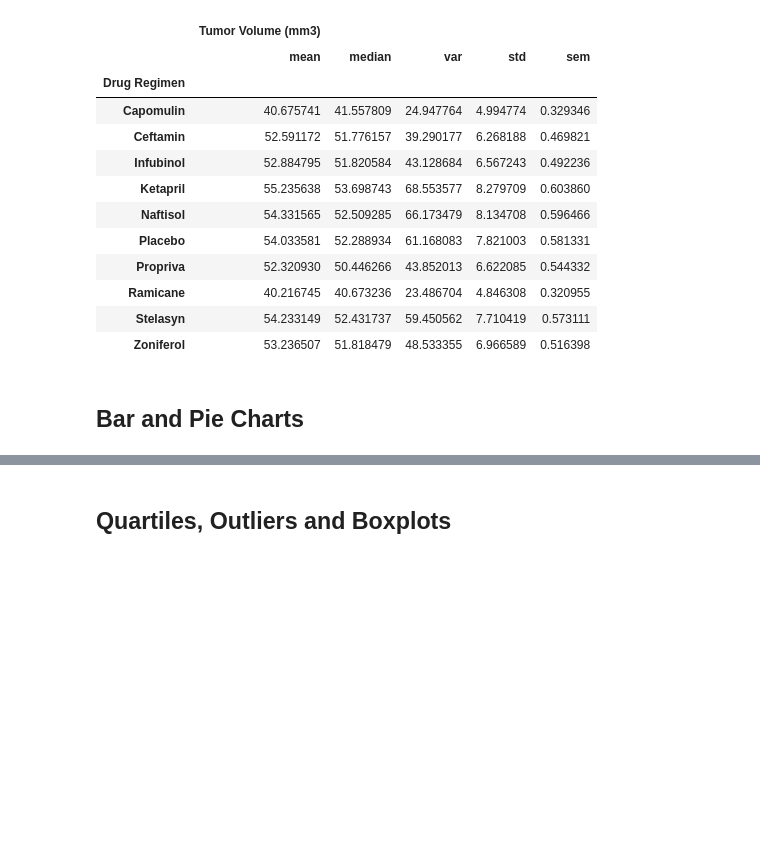
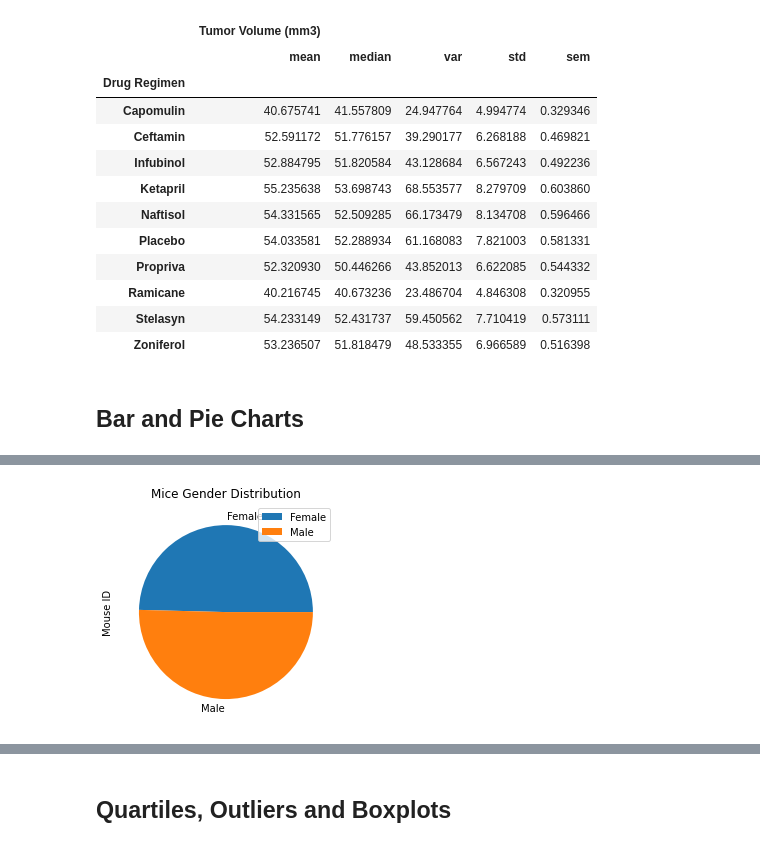
Before and after one commit to iCode13/matplotlib-challenge, a Jupyter notebook: pymaceuticals.ipynb, the cells around one changed output, grey strips where cells are left out. Saved outputs shown, nothing was run; the diff lists cells and outputs as text; code cells hidden in the pictures; blank space fills up the shorter version.

```diff
--- a/pymaceuticals.ipynb
+++ b/pymaceuticals.ipynb
@@ -199,2 +227,11 @@ plt.show()
+# %%
+# Creating a pie plot using pandas to show gender distribution
+
+plt.title("Mice Gender Distribution")
+gender_dist.plot.pie()
+plt.legend()
+plt.show()
+# %% [output]
+[figure, added]
 # %%
 # Generate a pie plot showing the distribution of female versus male mice using pyplot
```
Also changed, not shown: parts of 7 cells of this notebook.
